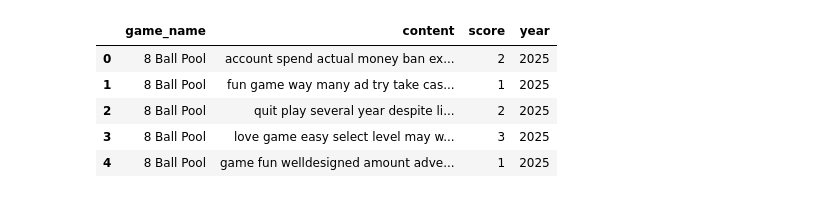
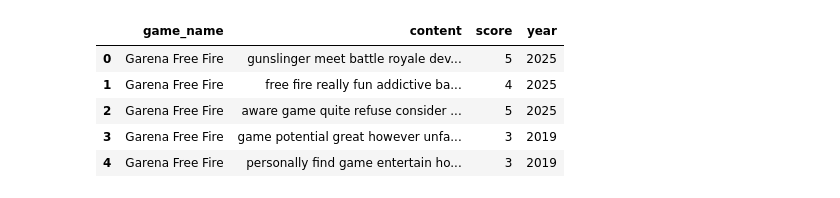
Before and after one commit to Tinnne/Play-Store-Ratings-Prediction, a Jupyter notebook: 04CleanedEDA.ipynb, the cells around one changed output. Cells and saved outputs as stored; diff of their text form; code cells hidden in the pictures.

```diff
--- a/04CleanedEDA.ipynb
+++ b/04CleanedEDA.ipynb
@@ -7,15 +7,15 @@ from matplotlib.colors import LinearSegmentedColormap
 from collections import Counter
 from nltk import ngrams
 # %%
-data = pd.read_csv("TopGamesDataClean.csv", usecols=["content", "score", "year", "game_name"])
+data = pd.read_csv("Data/   GamesDataClean.csv", usecols=["content", "score", "year", "game_name"])
 data.head()
 # %% [output]
 |  | game_name | content | score | year |
-| 0 | 8 Ball Pool | account spend actual money ban ex... | 2 | 2025 |
-| 1 | 8 Ball Pool | fun game way many ad try take cas... | 1 | 2025 |
-| 2 | 8 Ball Pool | quit play several year despite li... | 2 | 2025 |
-| 3 | 8 Ball Pool | love game easy select level may w... | 3 | 2025 |
-| 4 | 8 Ball Pool | game fun welldesigned amount adve... | 1 | 2025 |
+| 0 | Garena Free Fire | gunslinger meet battle royale dev... | 5 | 2025 |
+| 1 | Garena Free Fire | free fire really fun addictive ba... | 4 | 2025 |
+| 2 | Garena Free Fire | aware game quite refuse consider ... | 5 | 2025 |
+| 3 | Garena Free Fire | game potential great however unfa... | 3 | 2019 |
+| 4 | Garena Free Fire | personally find game entertain ho... | 3 | 2019 |
 # %%
 # --- Setup ---
 sns.set(style="whitegrid")
```
Also changed, not shown: parts of 2 cells of this notebook, 3 other files.
